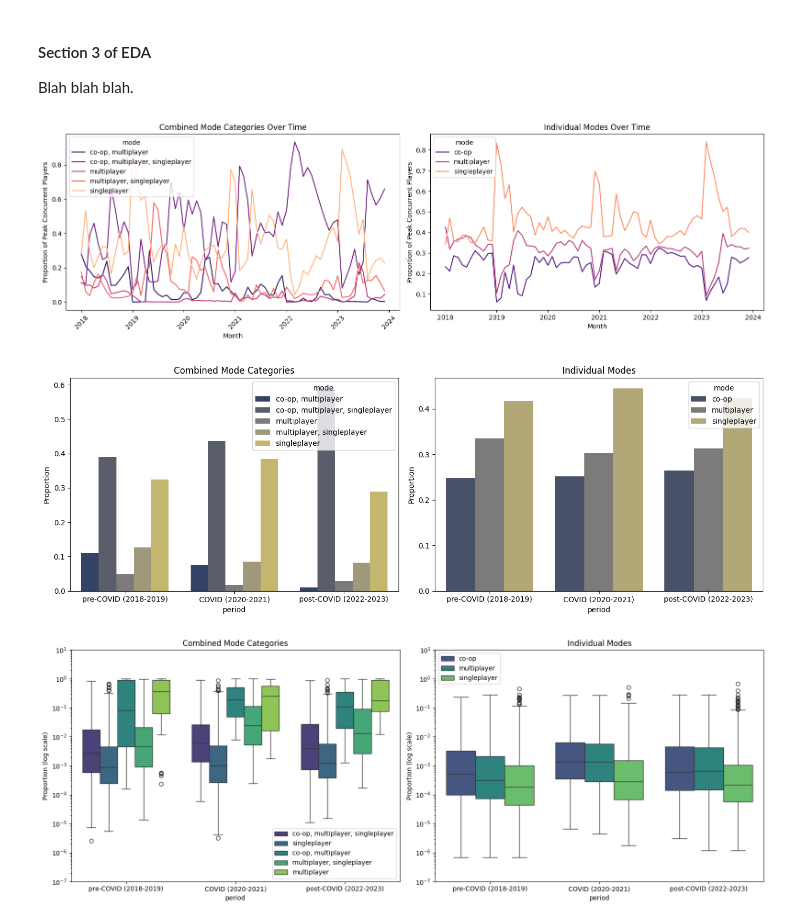
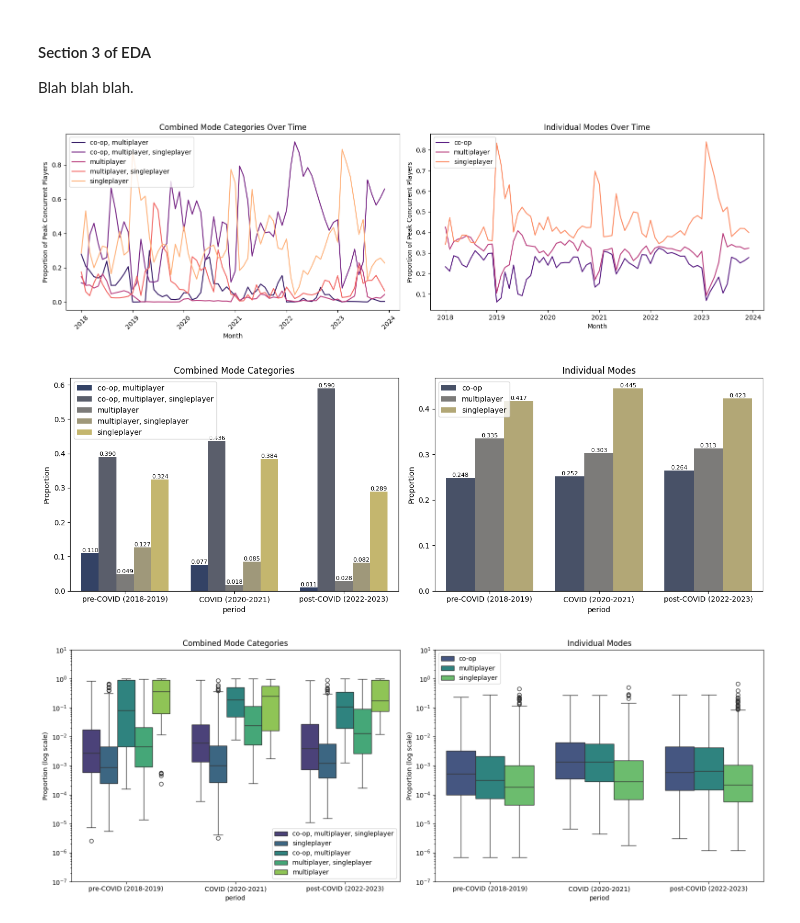
Before and after one commit to COGS108/Group038_WI26, a Jupyter notebook: 02-EDACheckpoint.ipynb, the cells around one changed output. Saved outputs shown, nothing was run; the diff lists cells and outputs as text; code cells hidden in the pictures.

Commit message:
added value on the top of the boxpolt and added legend

```diff
--- a/02-EDACheckpoint.ipynb
+++ b/02-EDACheckpoint.ipynb
@@ -181,36 +181,44 @@ ax1.set_xlabel("Month")
 ax1.set_ylabel("Proportion of Peak Concurrent Players")
 ax1.set_title("Combined Mode Categories Over Time")
 ax1.tick_params(axis='x', rotation=45)
+ax1.legend(loc="best")
 
 sns.lineplot(data=monthly_prop_individual, x='month_dt', y='proportion', hue='mode', palette='magma', ax=ax2)
 ax2.set_xlabel("Month")
 ax2.set_ylabel("Proportion of Peak Concurrent Players")
 ax2.set_title("Individual Modes Over Time")
+ax2.legend(loc="best")
 
 
 plt.tight_layout()
 plt.show()
 # %% [output]
-[figure, old version]
+[figure, new version]
 # %%
 period_prop_combined = period_proportion(df)
 order = ["pre-COVID (2018-2019)", "COVID (2020-2021)", "post-COVID (2022-2023)"]
 
 fig, (ax1, ax2) = plt.subplots(1, 2, figsize=(14, 5))
 
 sns.barplot(data=period_prop_combined, x='period', y='proportion', hue='mode', order=order, palette='cividis', ax=ax1)
 ax1.set_title("Combined Mode Categories")
 ax1.set_ylabel("Proportion")
+ax1.legend(loc="best")
+for container in ax1.containers:
+    ax1.bar_label(container, fmt='%.3f', fontsize=8)
 
 period_prop_individual = period_proportion(df_individual)
 sns.barplot(data=period_prop_individual, x='period', y='proportion', hue='mode', order=order, palette='cividis', ax=ax2)
 ax2.set_title("Individual Modes")
 ax2.set_ylabel("Proportion")
+ax2.legend(loc="best")
+for container in ax2.containers:
+    ax2.bar_label(container, fmt='%.3f', fontsize=8)
 
 plt.tight_layout()
 plt.show()
 # %% [output]
-[figure, old version]
+[figure, new version]
 # %%
 
 df_individual = explode_individual(df)
```
